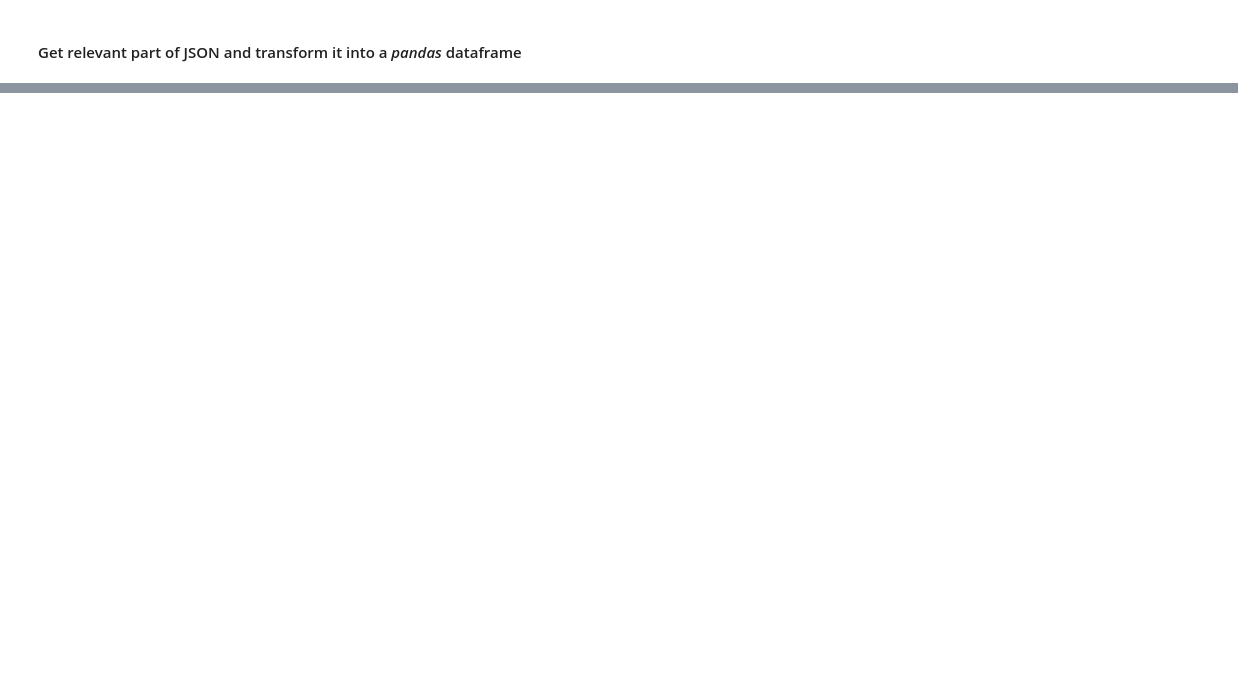
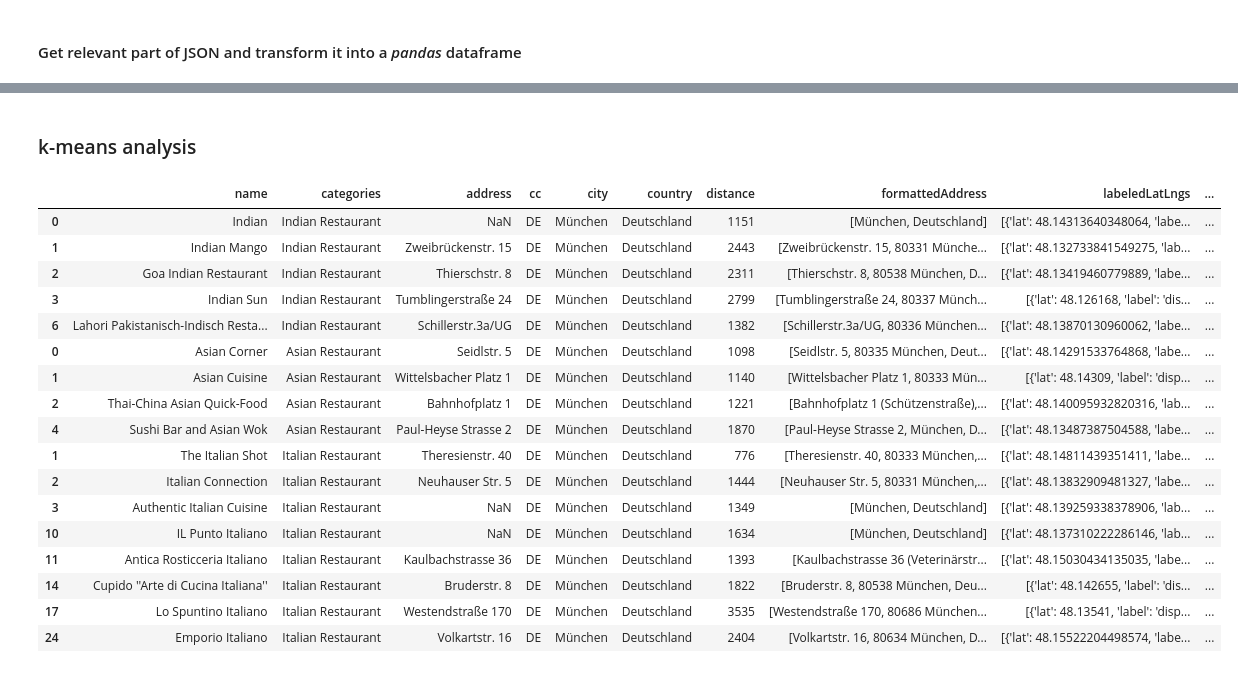
Before and after one commit to Farz5/Capstone-Project-IBM-Data-Science, a Jupyter notebook: Description-project.ipynb, the cells around one changed output, grey strips where cells are left out. Saved outputs shown, nothing was run; the diff lists cells and outputs as text; code cells hidden in the pictures; blank space fills up the shorter version.

```diff
--- a/Description-project.ipynb
+++ b/Description-project.ipynb
@@ -138,0 +221,11 @@ results
+# %%
+### we want to cluster the restaurants based on the category and distance so instead of category names we need integers
+#First, change the type of the column:
+df_total.categories = pd.Categorical(df_total.categories)
+#Now the data look similar but are stored categorically. To capture the category codes:
+
+df_total['code'] = df_total.categories.cat.codes
+
+filtered_columns = ['code', 'distance']
+df_tf = df_total.loc[:, filtered_columns] #filtered total
+df_tf
@@ -138,0 +251,28 @@ results
+# %% [markdown]
+### k-means analysis
+# %%
+kclusters = 3
+
+kmeans = KMeans(n_clusters=kclusters, random_state=0).fit(df_tf)
+
+df_total['cluster']=kmeans.labels_
+df_total
+# %% [output]
+|  | name | categories | address | cc | city | country | distance | formattedAddress | labeledLatLngs | ... |
+| 0 | Indian | Indian Restaurant | NaN | DE | München | Deutschland | 1151 | [München, Deutschland] | [{'lat': 48.14313640348064, 'labe... | ... |
+| 1 | Indian Mango | Indian Restaurant | Zweibrückenstr. 15 | DE | München | Deutschland | 2443 | [Zweibrückenstr. 15, 80331 Münche... | [{'lat': 48.132733841549275, 'lab... | ... |
+| 2 | Goa Indian Restaurant | Indian Restaurant | Thierschstr. 8 | DE | München | Deutschland | 2311 | [Thierschstr. 8, 80538 München, D... | [{'lat': 48.13419460779889, 'labe... | ... |
+| 3 | Indian Sun | Indian Restaurant | Tumblingerstraße 24 | DE | München | Deutschland | 2799 | [Tumblingerstraße 24, 80337 Münch... | [{'lat': 48.126168, 'label': 'dis... | ... |
+| 6 | Lahori Pakistanisch-Indisch Resta... | Indian Restaurant | Schillerstr.3a/UG | DE | München | Deutschland | 1382 | [Schillerstr.3a/UG, 80336 München... | [{'lat': 48.13870130960062, 'labe... | ... |
+| 0 | Asian Corner | Asian Restaurant | Seidlstr. 5 | DE | München | Deutschland | 1098 | [Seidlstr. 5, 80335 München, Deut... | [{'lat': 48.14291533764868, 'labe... | ... |
+| 1 | Asian Cuisine | Asian Restaurant | Wittelsbacher Platz 1 | DE | München | Deutschland | 1140 | [Wittelsbacher Platz 1, 80333 Mün... | [{'lat': 48.14309, 'label': 'disp... | ... |
+| 2 | Thai-China Asian Quick-Food | Asian Restaurant | Bahnhofplatz 1 | DE | München | Deutschland | 1221 | [Bahnhofplatz 1 (Schützenstraße),... | [{'lat': 48.140095932820316, 'lab... | ... |
+| 4 | Sushi Bar and Asian Wok | Asian Restaurant | Paul-Heyse Strasse 2 | DE | München | Deutschland | 1870 | [Paul-Heyse Strasse 2, München, D... | [{'lat': 48.13487387504588, 'labe... | ... |
+| 1 | The Italian Shot | Italian Restaurant | Theresienstr. 40 | DE | München | Deutschland | 776 | [Theresienstr. 40, 80333 München,... | [{'lat': 48.14811439351411, 'labe... | ... |
+| 2 | Italian Connection | Italian Restaurant | Neuhauser Str. 5 | DE | München | Deutschland | 1444 | [Neuhauser Str. 5, 80331 München,... | [{'lat': 48.13832909481327, 'labe... | ... |
+| 3 | Authentic Italian Cuisine | Italian Restaurant | NaN | DE | München | Deutschland | 1349 | [München, Deutschland] | [{'lat': 48.139259338378906, 'lab... | ... |
+| 10 | IL Punto Italiano | Italian Restaurant | NaN | DE | München | Deutschland | 1634 | [München, Deutschland] | [{'lat': 48.137310222286146, 'lab... | ... |
+| 11 | Antica Rosticceria Italiano | Italian Restaurant | Kaulbachstrasse 36 | DE | München | Deutschland | 1393 | [Kaulbachstrasse 36 (Veterinärstr... | [{'lat': 48.15030434135035, 'labe... | ... |
+| 14 | Cupido ''Arte di Cucina Italiana'' | Italian Restaurant | Bruderstr. 8 | DE | München | Deutschland | 1822 | [Bruderstr. 8, 80538 München, Deu... | [{'lat': 48.142655, 'label': 'dis... | ... |
+| 17 | Lo Spuntino Italiano | Italian Restaurant | Westendstraße 170 | DE | München | Deutschland | 3535 | [Westendstraße 170, 80686 München... | [{'lat': 48.13541, 'label': 'disp... | ... |
+| 24 | Emporio Italiano | Italian Restaurant | Volkartstr. 16 | DE | München | Deutschland | 2404 | [Volkartstr. 16, 80634 München, D... | [{'lat': 48.15522204498574, 'labe... | ... |
```
Also changed, not shown: parts of 28 cells of this notebook.
